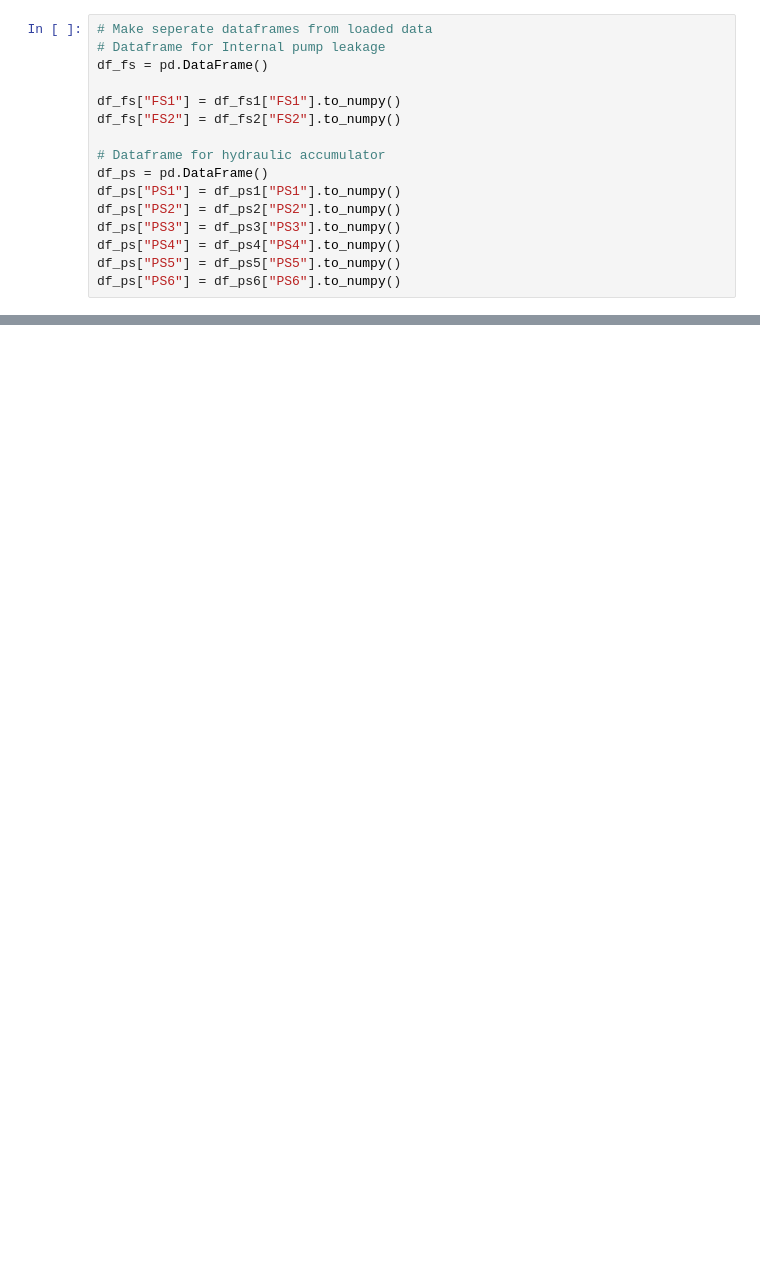
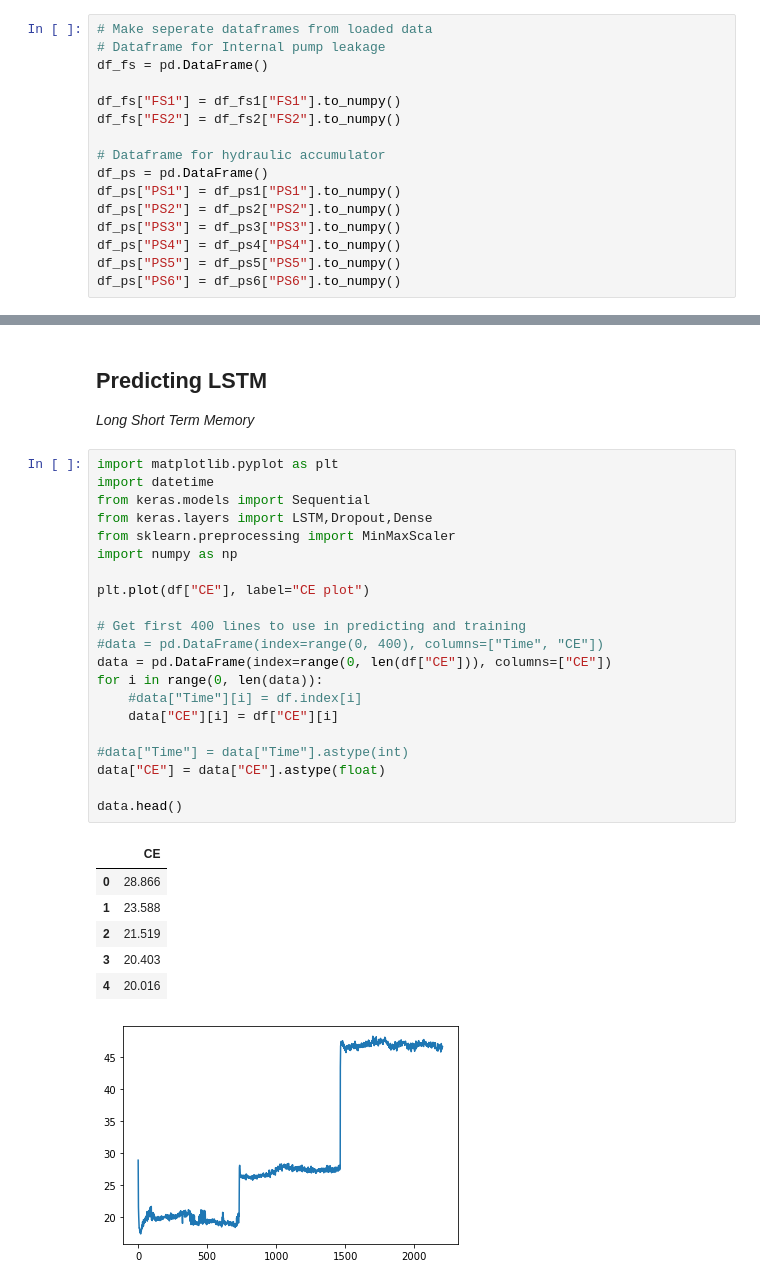
Before and after one commit to Predictive-maintenance-casus-2021/Predictive-Maintenance-supervised-learning, a Jupyter notebook: PredictiveMaintenanceMainNotebook.ipynb, the cells around one changed output, grey strips where cells are left out. Drawn from its saved outputs; the diff is of its cells as text; blank space fills up the shorter version.

Commit message:
Starting with training
Co-Authored-By: Cédric <59084642+CedricCortenraede@users.noreply.github.com>
Co-Authored-By: Joey E <j.einerhand@live.nl>

```diff
--- a/PredictiveMaintenanceMainNotebook.ipynb
+++ b/PredictiveMaintenanceMainNotebook.ipynb
@@ -73 +78,33 @@ df
 2205 rows × 11 columns
+# %% [markdown]
+## Predicting LSTM
+_Long Short Term Memory_
+# %%
+import matplotlib.pyplot as plt
+import datetime
+from keras.models import Sequential
+from keras.layers import LSTM,Dropout,Dense
+from sklearn.preprocessing import MinMaxScaler
+import numpy as np
+
+plt.plot(df["CE"], label="CE plot")
+
+# Get first 400 lines to use in predicting and training
+#data = pd.DataFrame(index=range(0, 400), columns=["Time", "CE"])
+data = pd.DataFrame(index=range(0, len(df["CE"])), columns=["CE"])
+for i in range(0, len(data)):
+    #data["Time"][i] = df.index[i]
+    data["CE"][i] = df["CE"][i]
+
+#data["Time"] = data["Time"].astype(int)
+data["CE"] = data["CE"].astype(float)
+
+data.head()
+# %% [output]
+|  | CE |
+| 0 | 28.866 |
+| 1 | 23.588 |
+| 2 | 21.519 |
+| 3 | 20.403 |
+| 4 | 20.016 |
+[figure, added]
```
Also changed, not shown: parts of 11 cells of this notebook.
